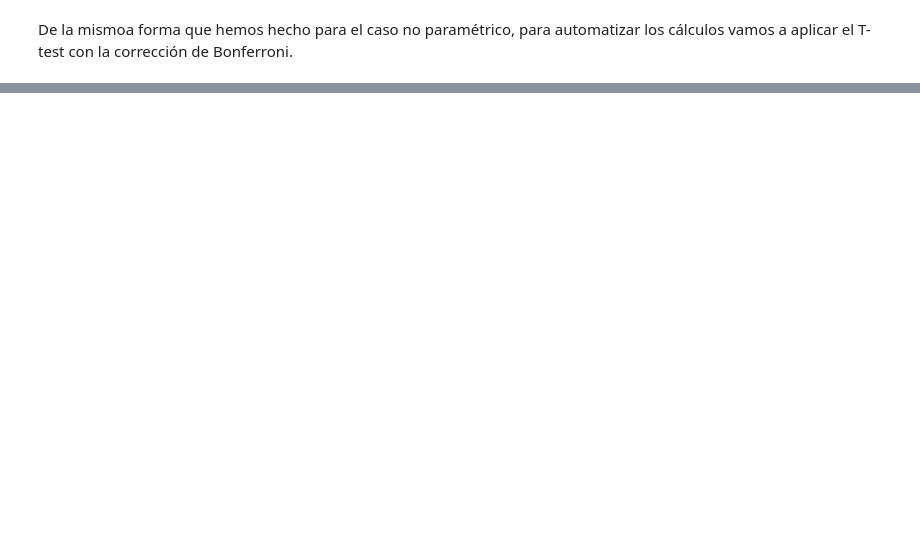
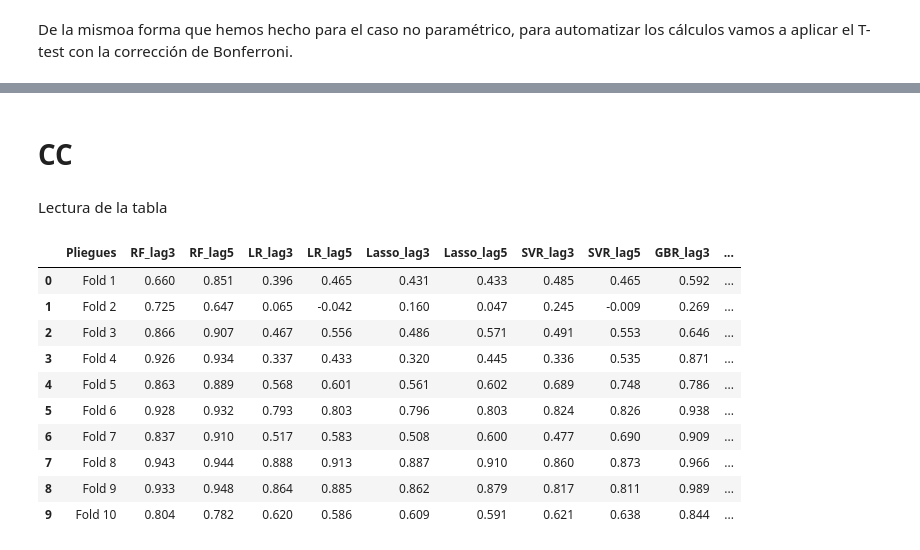
Before and after one commit to CarmenCalvoL/tfg_informatica, a Jupyter notebook: Notebooks/Stastical_Analisis.ipynb, the cells around one changed output, grey strips where cells are left out. Saved outputs shown, nothing was run; the diff lists cells and outputs as text; code cells hidden in the pictures; blank space fills up the shorter version.

```diff
--- a/Notebooks/Stastical_Analisis.ipynb
+++ b/Notebooks/Stastical_Analisis.ipynb
@@ -364,3 +314,22 @@ final_ranks
 # %%
 #shopper_rank.to_csv('../Data_Produced/shopper_rank_ranks.csv')
 #shopper_rank.to_latex('../Data_Produced/shopper_rank_ranks.tex')
+# %% [markdown]
+# CC
+# %% [markdown]
+Lectura de la tabla
+# %%
+tabla_cc = pd.read_csv('../Datos_preprocesados/CC_train.csv')
+tabla_cc
+# %% [output]
+|  | Pliegues | RF_lag3 | RF_lag5 | LR_lag3 | LR_lag5 | Lasso_lag3 | Lasso_lag5 | SVR_lag3 | SVR_lag5 | GBR_lag3 | ... |
+| 0 | Fold 1 | 0.660 | 0.851 | 0.396 | 0.465 | 0.431 | 0.433 | 0.485 | 0.465 | 0.592 | ... |
+| 1 | Fold 2 | 0.725 | 0.647 | 0.065 | -0.042 | 0.160 | 0.047 | 0.245 | -0.009 | 0.269 | ... |
+| 2 | Fold 3 | 0.866 | 0.907 | 0.467 | 0.556 | 0.486 | 0.571 | 0.491 | 0.553 | 0.646 | ... |
+| 3 | Fold 4 | 0.926 | 0.934 | 0.337 | 0.433 | 0.320 | 0.445 | 0.336 | 0.535 | 0.871 | ... |
+| 4 | Fold 5 | 0.863 | 0.889 | 0.568 | 0.601 | 0.561 | 0.602 | 0.689 | 0.748 | 0.786 | ... |
+| 5 | Fold 6 | 0.928 | 0.932 | 0.793 | 0.803 | 0.796 | 0.803 | 0.824 | 0.826 | 0.938 | ... |
+| 6 | Fold 7 | 0.837 | 0.910 | 0.517 | 0.583 | 0.508 | 0.600 | 0.477 | 0.690 | 0.909 | ... |
+| 7 | Fold 8 | 0.943 | 0.944 | 0.888 | 0.913 | 0.887 | 0.910 | 0.860 | 0.873 | 0.966 | ... |
+| 8 | Fold 9 | 0.933 | 0.948 | 0.864 | 0.885 | 0.862 | 0.879 | 0.817 | 0.811 | 0.989 | ... |
+| 9 | Fold 10 | 0.804 | 0.782 | 0.620 | 0.586 | 0.609 | 0.591 | 0.621 | 0.638 | 0.844 | ... |
```
Also changed, not shown: parts of 29 cells of this notebook, 1 other file.
